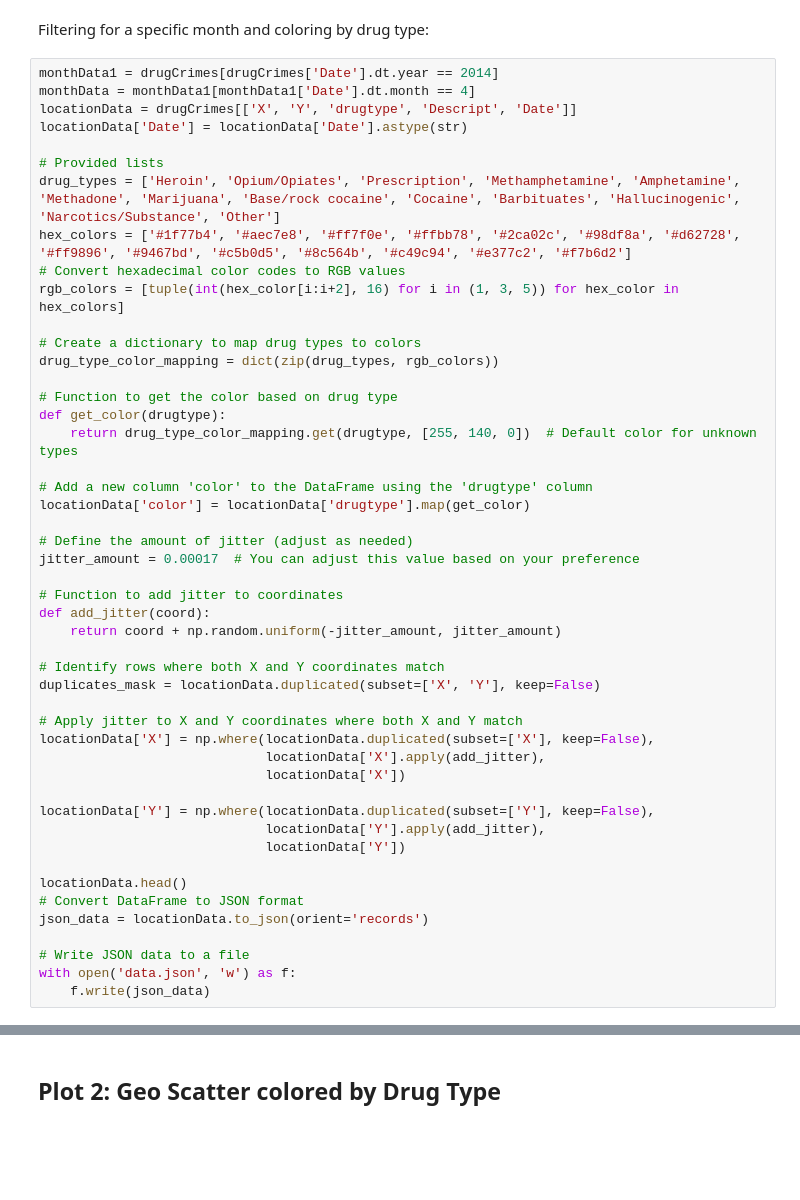
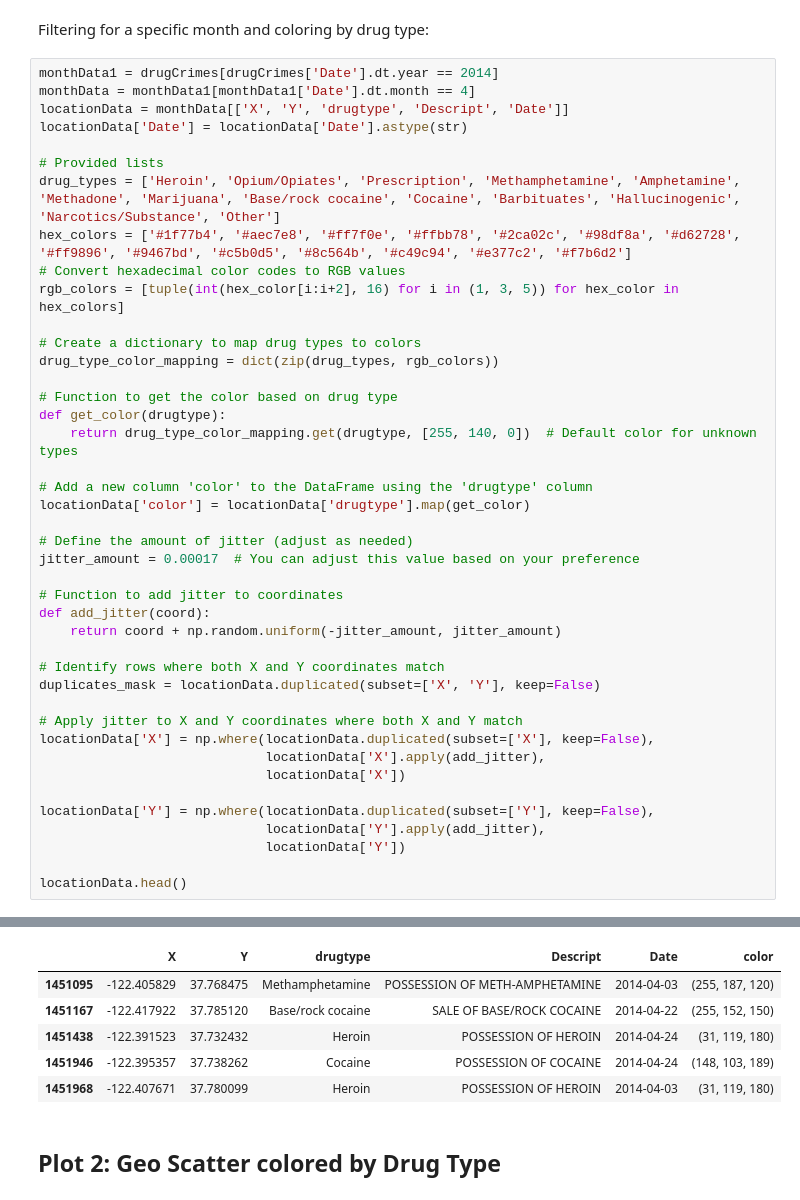
Before and after one commit to maxstalzer/maxstalzer.github.io, a Jupyter notebook: BigPlotz.ipynb, the cells around one changed output, grey strips where cells are left out. Cells and saved outputs as stored; diff of their text form; blank space fills up the shorter version.

Commit message:
district drugs

```diff
--- a/BigPlotz.ipynb
+++ b/BigPlotz.ipynb
@@ -161,7 +161,7 @@ Filtering for a specific month and coloring by drug type:
 # %%
 monthData1 = drugCrimes[drugCrimes['Date'].dt.year == 2014]
 monthData = monthData1[monthData1['Date'].dt.month == 4]
-locationData = drugCrimes[['X', 'Y', 'drugtype', 'Descript', 'Date']]
+locationData = monthData[['X', 'Y', 'drugtype', 'Descript', 'Date']]
 locationData['Date'] = locationData['Date'].astype(str)
 
 # Provided lists
@@ -194,39 +194,39 @@ duplicates_mask = locationData.duplicated(subset=['X', 'Y'], keep=False)
 locationData['X'] = np.where(locationData.duplicated(subset=['X'], keep=False),
                              locationData['X'].apply(add_jitter),
                              locationData['X'])
 
 locationData['Y'] = np.where(locationData.duplicated(subset=['Y'], keep=False),
                              locationData['Y'].apply(add_jitter),
                              locationData['Y'])
 
 locationData.head()
-# Convert DataFrame to JSON format
-json_data = locationData.to_json(orient='records')
-
-# Write JSON data to a file
-with open('data.json', 'w') as f:
-    f.write(json_data)
 # %% [output]
 A value is trying to be set on a copy of a slice from a DataFrame.
 Try using .loc[row_indexer,col_indexer] = value instead
 
 See the caveats in the documentation: https://pandas.pydata.org/pandas-docs/stable/user_guide/indexing.html#returning-a-view-versus-a-copy
   locationData['Date'] = locationData['Date'].astype(str)
 A value is trying to be set on a copy of a slice from a DataFrame.
 Try using .loc[row_indexer,col_indexer] = value instead
 
 See the caveats in the documentation: https://pandas.pydata.org/pandas-docs/stable/user_guide/indexing.html#returning-a-view-versus-a-copy
   locationData['color'] = locationData['drugtype'].map(get_color)
 A value is trying to be set on a copy of a slice from a DataFrame.
 Try using .loc[row_indexer,col_indexer] = value instead
 
 See the caveats in the documentation: https://pandas.pydata.org/pandas-docs/stable/user_guide/indexing.html#returning-a-view-versus-a-copy
   locationData['X'] = np.where(locationData.duplicated(subset=['X'], keep=False),
 A value is trying to be set on a copy of a slice from a DataFrame.
 Try using .loc[row_indexer,col_indexer] = value instead
 
 See the caveats in the documentation: https://pandas.pydata.org/pandas-docs/stable/user_guide/indexing.html#returning-a-view-versus-a-copy
   locationData['Y'] = np.where(locationData.duplicated(subset=['Y'], keep=False),
+|  | X | Y | drugtype | Descript | Date | color |
+| 1451095 | -122.405829 | 37.768475 | Methamphetamine | POSSESSION OF METH-AMPHETAMINE | 2014-04-03 | (255, 187, 120) |
+| 1451167 | -122.417922 | 37.785120 | Base/rock cocaine | SALE OF BASE/ROCK COCAINE | 2014-04-22 | (255, 152, 150) |
+| 1451438 | -122.391523 | 37.732432 | Heroin | POSSESSION OF HEROIN | 2014-04-24 | (31, 119, 180) |
+| 1451946 | -122.395357 | 37.738262 | Cocaine | POSSESSION OF COCAINE | 2014-04-24 | (148, 103, 189) |
+| 1451968 | -122.407671 | 37.780099 | Heroin | POSSESSION OF HEROIN | 2014-04-03 | (31, 119, 180) |
 # %% [markdown]
 ## Plot 2: Geo Scatter colored by Drug Type
 # %%
```
Also changed, not shown: parts of 5 cells of this notebook, 1 other file.
